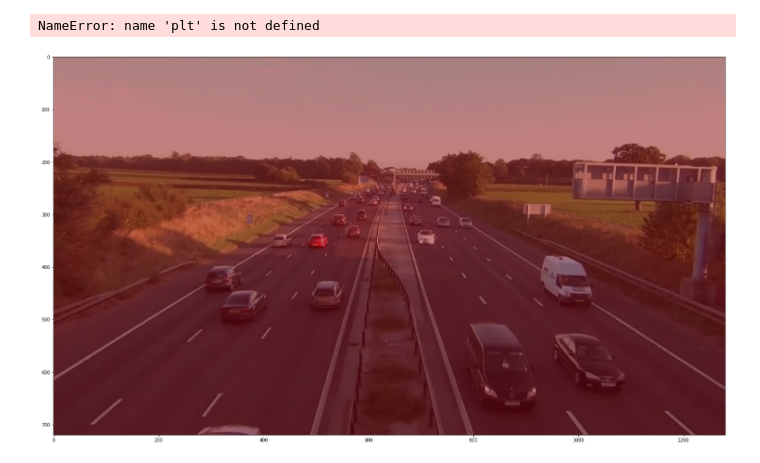
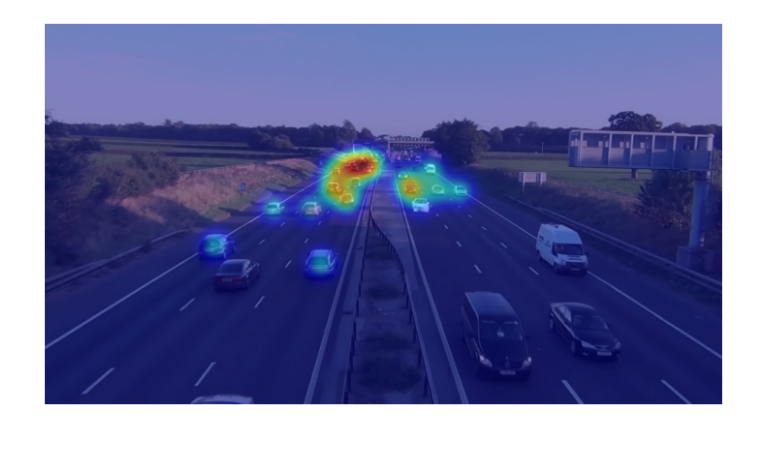
Before and after one commit to Baticsute/vietnamese-traffic-density-estimation-with-dots-enhanced, a Jupyter notebook: test.ipynb, the cells around one changed output. Saved outputs shown, nothing was run; the diff lists cells and outputs as text; code cells hidden in the pictures.

Commit message:
- Heatmap modification and testing

```diff
--- a/test.ipynb
+++ b/test.ipynb
@@ -97,0 +84,4 @@ This message will be only logged once.
+# %%
+mask = model.predict(model_pretrained, image)
+mask  = np.around(mask)
+density_amount = np.sum(np.around(mask))
@@ -98,2 +98,2 @@ This message will be only logged once.
 # %%
-mask = resize(mask, (image_original_size[0], image_original_size[1]), mode='constant', preserve_range=True)
+image = resize(image, resize_shape, mode='constant', preserve_range=True).astype(np.uint8)
@@ -106,6 +99,0 @@ plt.show()
-# %%
-mask = gaussian_filter(mask, sigma=density_amount)
-plt.figure(figsize=(30, 15))
-plt.imshow(image, cmap='gray')
-plt.imshow(mask, cmap='gray')
-plt.show()
@@ -141,10 +105,0 @@ cv2.imshow('test',heatmap_img)
-# %%
-plt.figure(figsize=(30, 15))
-
-plt.jet()
-plt.imshow(heatmap_img)
-
-# display that image
-plt.show()
-# %% [output]
-NameError: name 'plt' is not defined
@@ -153,9 +106,7 @@ super_imposed_img = cv2.addWeighted(image, 0.5, heatmap_img, 0.5, 0)
-# %%
-plt.figure(figsize=(30, 15))
-
-plt.imshow(super_imposed_img)
-
-# display that image
-plt.show()
-# %% [output]
-[figure, removed]
+# %%
+mask = mask.reshape((192, 256))
+hm = HeatMap(image, mask, gaussian_std=density_amount / 2)
+# %%
+hm.plot(transparency=0.5,color_map='jet')
+# %% [output]
+[figure, added]
```
Also changed, not shown: parts of 15 cells of this notebook, 1 other file.
